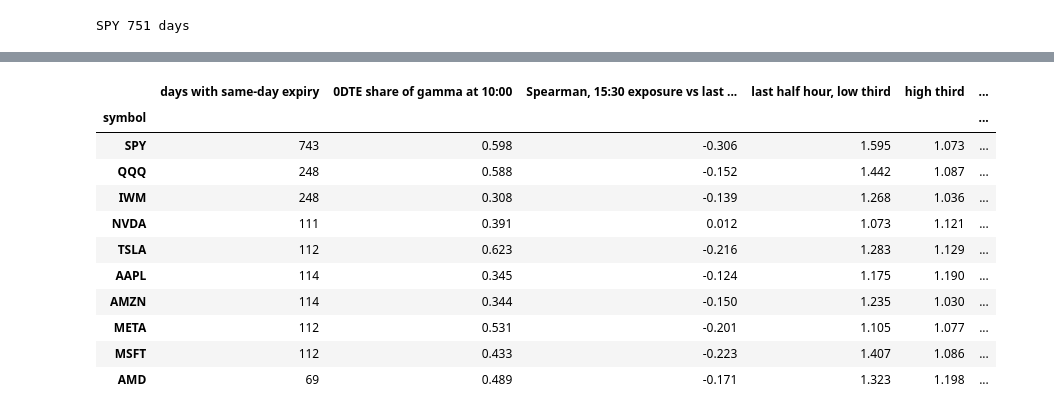
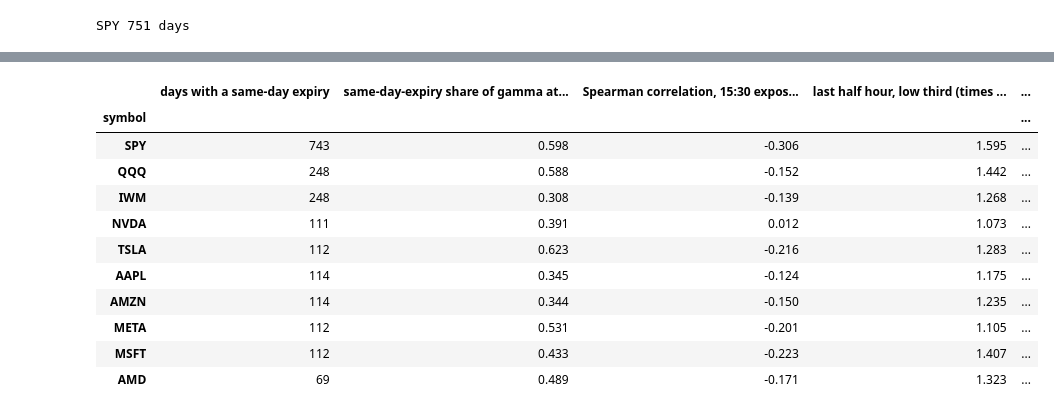
Before and after one commit to will-hill/GPU-Quant-Finance, a Jupyter notebook: 05-pytorch-options-scanning/gex_rows/row05_zero_dte.ipynb, the cells around one changed output, grey strips where cells are left out. Cells and saved outputs as stored; diff of their text form; code cells hidden in the pictures.

```diff
--- a/05-pytorch-options-scanning/gex_rows/row05_zero_dte.ipynb
+++ b/05-pytorch-options-scanning/gex_rows/row05_zero_dte.ipynb
@@ -54,15 +68,15 @@ _ = R.fig5(ctx, res, G.FIGURES / 'row05_zero_dte.png')
 # %%
-R.per_name({'r5_days_with_0dte': 'days with same-day expiry', 'r5_share_0dte_of_book_1000': '0DTE share of gamma at 10:00', 'r5_spearman_1530_last': 'Spearman, 15:30 exposure vs last half hour', 'r5_last_low': 'last half hour, low third', 'r5_last_high': 'high third', 'r5_last_p': 'p'}).round(3)
+R.per_name({'r5_days_with_0dte': 'days with a same-day expiry', 'r5_share_0dte_of_book_1000': 'same-day-expiry share of gamma at 10:00', 'r5_spearman_1530_last': 'Spearman correlation, 15:30 exposure versus last half hour', 'r5_last_low': 'last half hour, low third (times the median)', 'r5_last_high': 'last half hour, high third', 'r5_last_p': 'p-value'}).round(3)
 # %% [output]
-|  | days with same-day expiry | 0DTE share of gamma at 10:00 | Spearman, 15:30 exposure vs last ... | last half hour, low third | high third | ... |
-| symbol |  |  |  |  |  | ... |
-| SPY | 743 | 0.598 | -0.306 | 1.595 | 1.073 | ... |
-| QQQ | 248 | 0.588 | -0.152 | 1.442 | 1.087 | ... |
-| IWM | 248 | 0.308 | -0.139 | 1.268 | 1.036 | ... |
-| NVDA | 111 | 0.391 | 0.012 | 1.073 | 1.121 | ... |
-| TSLA | 112 | 0.623 | -0.216 | 1.283 | 1.129 | ... |
-| AAPL | 114 | 0.345 | -0.124 | 1.175 | 1.190 | ... |
-| AMZN | 114 | 0.344 | -0.150 | 1.235 | 1.030 | ... |
-| META | 112 | 0.531 | -0.201 | 1.105 | 1.077 | ... |
-| MSFT | 112 | 0.433 | -0.223 | 1.407 | 1.086 | ... |
-| AMD | 69 | 0.489 | -0.171 | 1.323 | 1.198 | ... |
+|  | days with a same-day expiry | same-day-expiry share of gamma at... | Spearman correlation, 15:30 expos... | last half hour, low third (times ... | ... |
+| symbol |  |  |  |  | ... |
+| SPY | 743 | 0.598 | -0.306 | 1.595 | ... |
+| QQQ | 248 | 0.588 | -0.152 | 1.442 | ... |
+| IWM | 248 | 0.308 | -0.139 | 1.268 | ... |
+| NVDA | 111 | 0.391 | 0.012 | 1.073 | ... |
+| TSLA | 112 | 0.623 | -0.216 | 1.283 | ... |
+| AAPL | 114 | 0.345 | -0.124 | 1.175 | ... |
+| AMZN | 114 | 0.344 | -0.150 | 1.235 | ... |
+| META | 112 | 0.531 | -0.201 | 1.105 | ... |
+| MSFT | 112 | 0.433 | -0.223 | 1.407 | ... |
+| AMD | 69 | 0.489 | -0.171 | 1.323 | ... |
```
Also changed, not shown: parts of 4 cells of this notebook, 31 other files.
